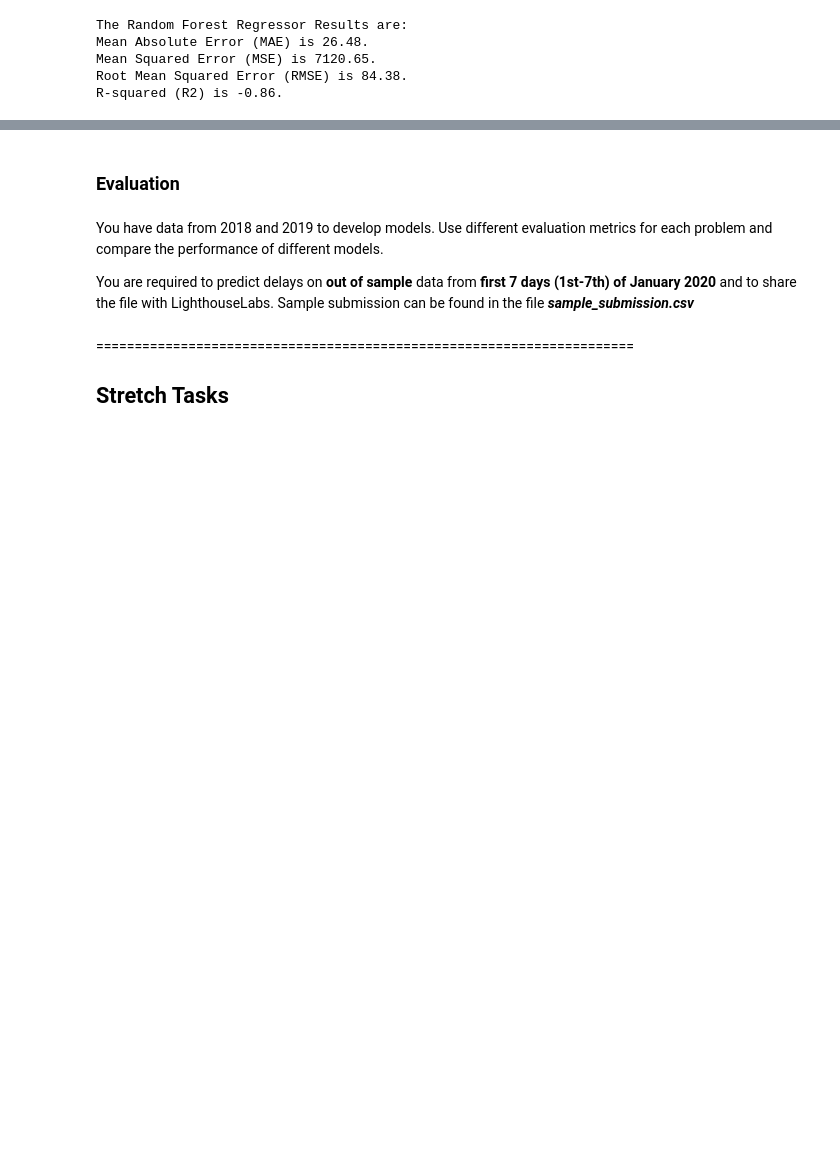
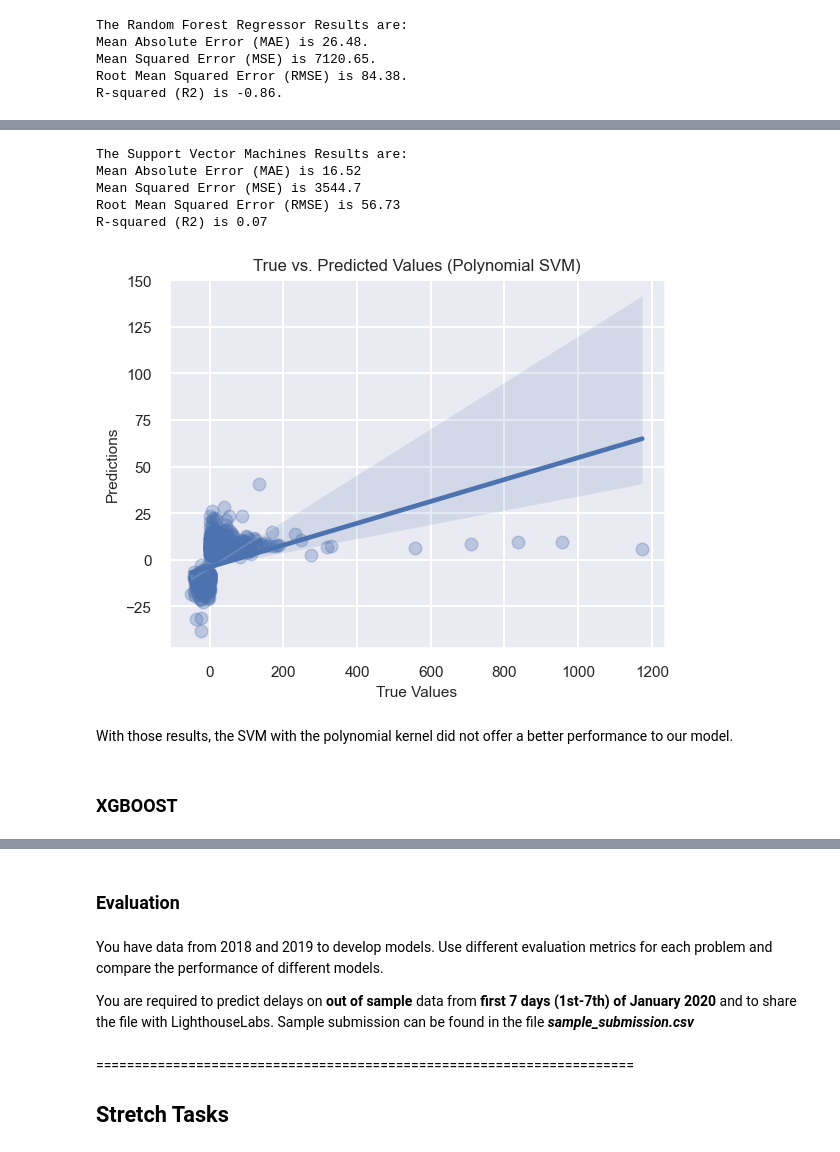
Before and after one commit to rafaelaqfc/Flight-Delays-Prediction, a Jupyter notebook: modeling.ipynb, the cells around one changed output, grey strips where cells are left out. Saved outputs shown, nothing was run; the diff lists cells and outputs as text; code cells hidden in the pictures; blank space fills up the shorter version.

```diff
--- a/modeling.ipynb
+++ b/modeling.ipynb
@@ -1308,0 +1367,41 @@ NameError: name 'X_discrete' is not defined
+# %%
+# Modelling with SVM with a polynomial kernel
+
+svm_poly = SVR(kernel='poly', degree=3, C=1.0, gamma='scale')
+svm_poly.fit(X_pca_train, y_train)
+y_pred_poly = svm_poly.predict(X_pca_test)
+
+# Calculating some  evaluation metrics
+
+mae_svm_poly = mean_absolute_error(y_test, y_pred)
+mse_svm_poly = mean_squared_error(y_test, y_pred)
+rmse_svm_poly = np.sqrt(mse)
+r2_svm_poly = r2_score(y_test, y_pred)
+
+print('The Support Vector Machines Results are:')
+print('Mean Absolute Error (MAE) is', round(mae_svm_poly, 2))
+print('Mean Squared Error (MSE) is', round(mse_svm_poly, 2))
+print('Root Mean Squared Error (RMSE) is', round(rmse_svm_poly, 2))
+print('R-squared (R2) is', round(r2_svm_poly, 2))
+# %% [output]
+The Support Vector Machines Results are:
+Mean Absolute Error (MAE) is 16.52
+Mean Squared Error (MSE) is 3544.7
+Root Mean Squared Error (RMSE) is 56.73
+R-squared (R2) is 0.07
+# %%
+# Creating a scatter plot of predicted values versus true values
+
+sns.regplot(x=y_test, y=y_pred_poly, scatter_kws={'alpha':0.3})
+plt.xlabel('True Values', fontsize=11)
+plt.xticks(fontsize=11)
+plt.ylabel('Predictions', fontsize=11)
+plt.yticks(fontsize=11)
+plt.title('True vs. Predicted Values (Polynomial SVM)', fontsize=12)
+plt.show()
+# %% [output]
+[figure, added]
+# %% [markdown]
+With those results, the SVM with the polynomial kernel did not offer a better performance to our model.
+# %% [markdown]
+### XGBOOST
```
Also changed, not shown: parts of 26 cells of this notebook.
